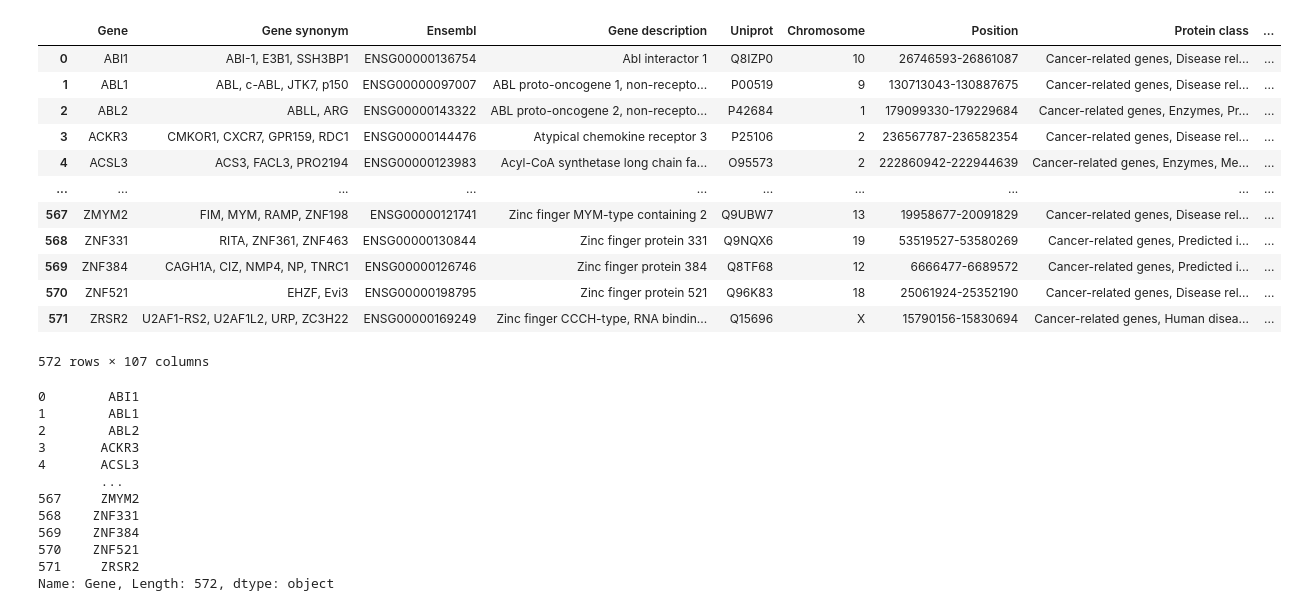
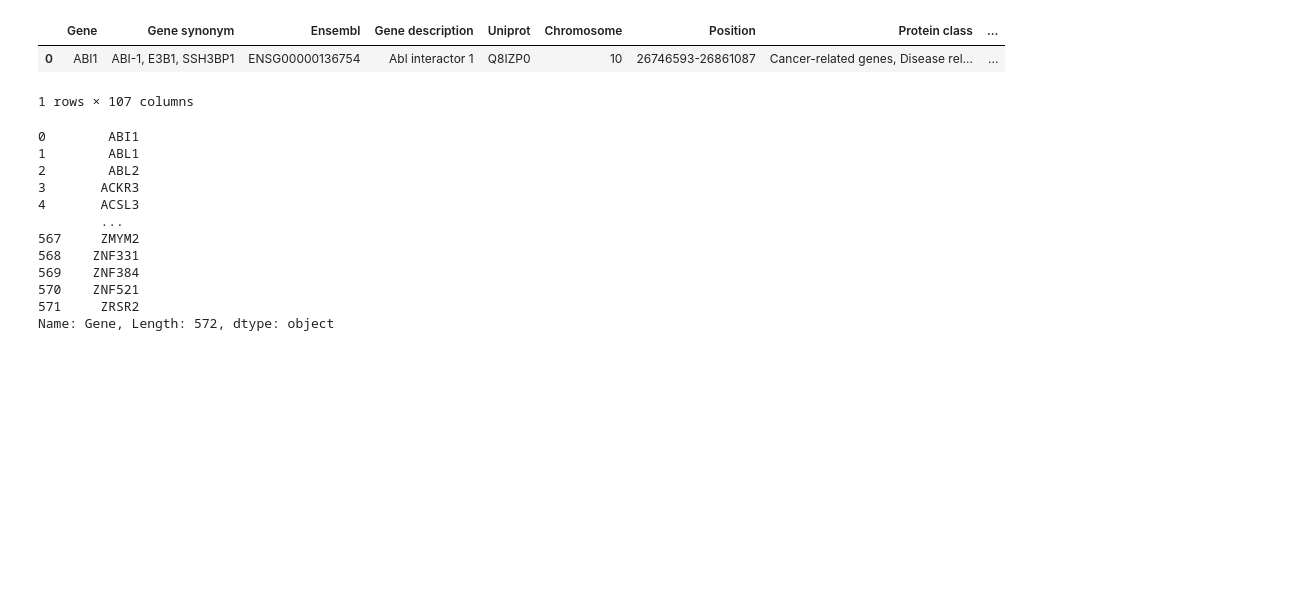
Before and after one commit to epfl-ada/ada-2024-project-hyperbabbage, a Jupyter notebook: Secondary Effects.ipynb, the cells around one changed output. Drawn from its saved outputs; the diff is of its cells as text; code cells hidden in the pictures; blank space fills up the shorter version.

```diff
--- a/Secondary Effects.ipynb
+++ b/Secondary Effects.ipynb
@@ -26,19 +11,9 @@ Name: name_y, Length: 94083, dtype: object
 # %%
-cosmic_proteins
+cosmic_proteins.head(1)
 # %% [output]
 |  | Gene | Gene synonym | Ensembl | Gene description | Uniprot | Chromosome | Position | Protein class | ... |
 | 0 | ABI1 | ABI-1, E3B1, SSH3BP1 | ENSG00000136754 | Abl interactor 1 | Q8IZP0 | 10 | 26746593-26861087 | Cancer-related genes, Disease rel... | ... |
-| 1 | ABL1 | ABL, c-ABL, JTK7, p150 | ENSG00000097007 | ABL proto-oncogene 1, non-recepto... | P00519 | 9 | 130713043-130887675 | Cancer-related genes, Disease rel... | ... |
-| 2 | ABL2 | ABLL, ARG | ENSG00000143322 | ABL proto-oncogene 2, non-recepto... | P42684 | 1 | 179099330-179229684 | Cancer-related genes, Enzymes, Pr... | ... |
-| 3 | ACKR3 | CMKOR1, CXCR7, GPR159, RDC1 | ENSG00000144476 | Atypical chemokine receptor 3 | P25106 | 2 | 236567787-236582354 | Cancer-related genes, Disease rel... | ... |
-| 4 | ACSL3 | ACS3, FACL3, PRO2194 | ENSG00000123983 | Acyl-CoA synthetase long chain fa... | O95573 | 2 | 222860942-222944639 | Cancer-related genes, Enzymes, Me... | ... |
-| ... | ... | ... | ... | ... | ... | ... | ... | ... | ... |
-| 567 | ZMYM2 | FIM, MYM, RAMP, ZNF198 | ENSG00000121741 | Zinc finger MYM-type containing 2 | Q9UBW7 | 13 | 19958677-20091829 | Cancer-related genes, Disease rel... | ... |
-| 568 | ZNF331 | RITA, ZNF361, ZNF463 | ENSG00000130844 | Zinc finger protein 331 | Q9NQX6 | 19 | 53519527-53580269 | Cancer-related genes, Predicted i... | ... |
-| 569 | ZNF384 | CAGH1A, CIZ, NMP4, NP, TNRC1 | ENSG00000126746 | Zinc finger protein 384 | Q8TF68 | 12 | 6666477-6689572 | Cancer-related genes, Predicted i... | ... |
-| 570 | ZNF521 | EHZF, Evi3 | ENSG00000198795 | Zinc finger protein 521 | Q96K83 | 18 | 25061924-25352190 | Cancer-related genes, Disease rel... | ... |
-| 571 | ZRSR2 | U2AF1-RS2, U2AF1L2, URP, ZC3H22 | ENSG00000169249 | Zinc finger CCCH-type, RNA bindin... | Q15696 | X | 15790156-15830694 | Cancer-related genes, Human disea... | ... |
-572 rows × 107 columns
+1 rows × 107 columns
 # %%
 cosmic_proteins['Gene']
 # %% [output]
```
Also changed, not shown: parts of 21 cells of this notebook.
